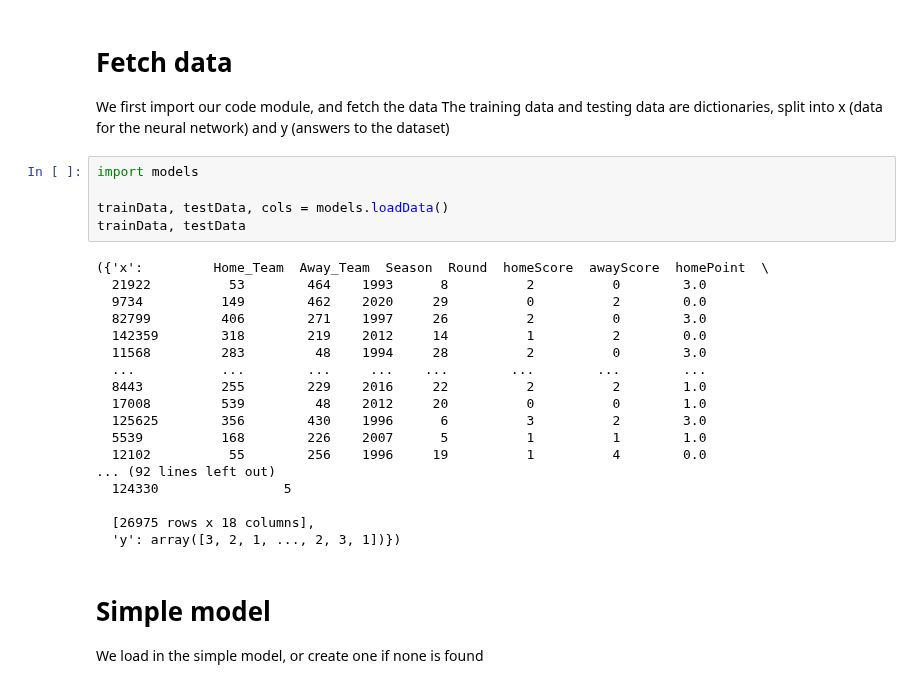
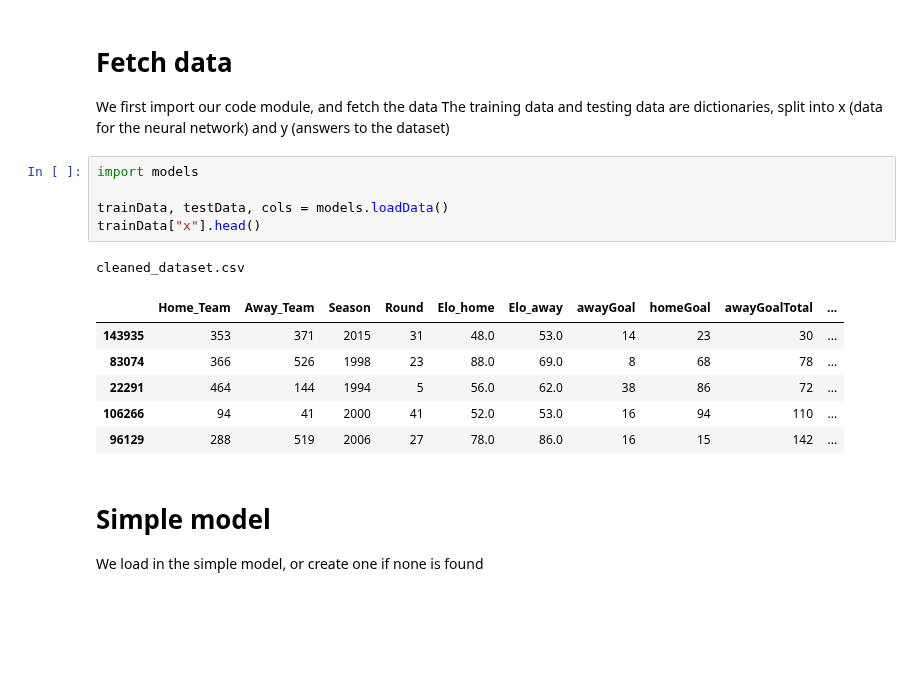
Before and after one commit to SK1Y101/Data_Science_Project, a Jupyter notebook: src/model_explained.ipynb, the cells around one changed output. Cells and saved outputs as stored; diff of their text form; blank space fills up the shorter version.

```diff
--- a/src/model_explained.ipynb
+++ b/src/model_explained.ipynb
@@ -6,26 +6,16 @@ The training data and testing data are dictionaries, split into x (data for the
 # %%
 import models
 
 trainData, testData, cols = models.loadData()
-trainData, testData
+trainData["x"].head()
 # %% [output]
-({'x':         Home_Team  Away_Team  Season  Round  homeScore  awayScore  homePoint  \
-  21922          53        464    1993      8          2          0        3.0
-  9734          149        462    2020     29          0          2        0.0
-  82799         406        271    1997     26          2          0        3.0
-  142359        318        219    2012     14          1          2        0.0
-  11568         283         48    1994     28          2          0        3.0
-  ...           ...        ...     ...    ...        ...        ...        ...
-  8443          255        229    2016     22          2          2        1.0
-  17008         539         48    2012     20          0          0        1.0
-  125625        356        430    1996      6          3          2        3.0
-  5539          168        226    2007      5          1          1        1.0
-  12102          55        256    1996     19          1          4        0.0
-... (92 lines left out)
-  124330                5
-
-  [26975 rows x 18 columns],
-  'y': array([3, 2, 1, ..., 2, 3, 1])})
+cleaned_dataset.csv
+|  | Home_Team | Away_Team | Season | Round | Elo_home | Elo_away | awayGoal | homeGoal | awayGoalTotal | ... |
+| 143935 | 353 | 371 | 2015 | 31 | 48.0 | 53.0 | 14 | 23 | 30 | ... |
+| 83074 | 366 | 526 | 1998 | 23 | 88.0 | 69.0 | 8 | 68 | 78 | ... |
+| 22291 | 464 | 144 | 1994 | 5 | 56.0 | 62.0 | 38 | 86 | 72 | ... |
+| 106266 | 94 | 41 | 2000 | 41 | 52.0 | 53.0 | 16 | 94 | 110 | ... |
+| 96129 | 288 | 519 | 2006 | 27 | 78.0 | 86.0 | 16 | 15 | 142 | ... |
 # %% [markdown]
 # Simple model
 
```
Also changed, not shown: parts of 6 cells of this notebook, 8 other files.
